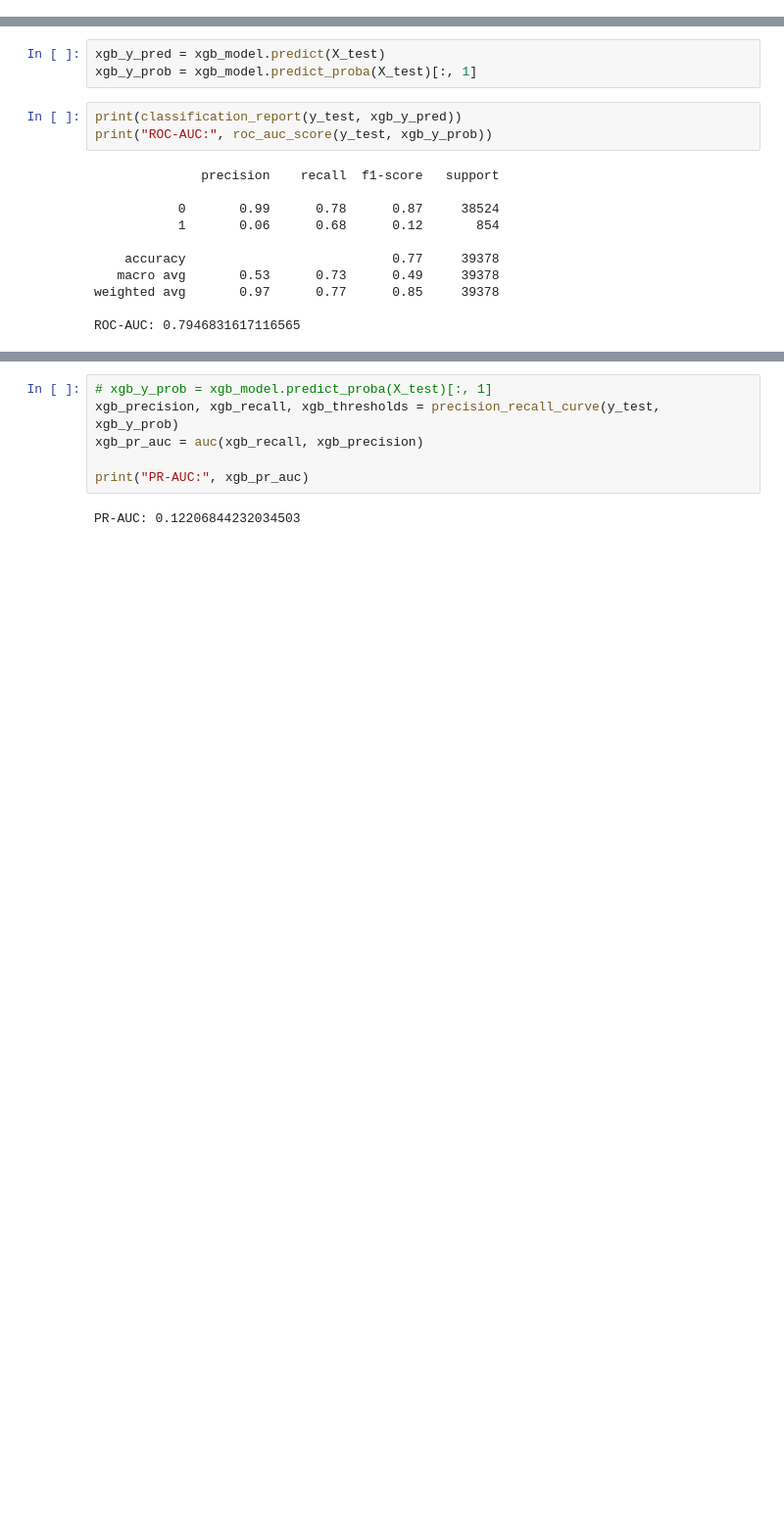
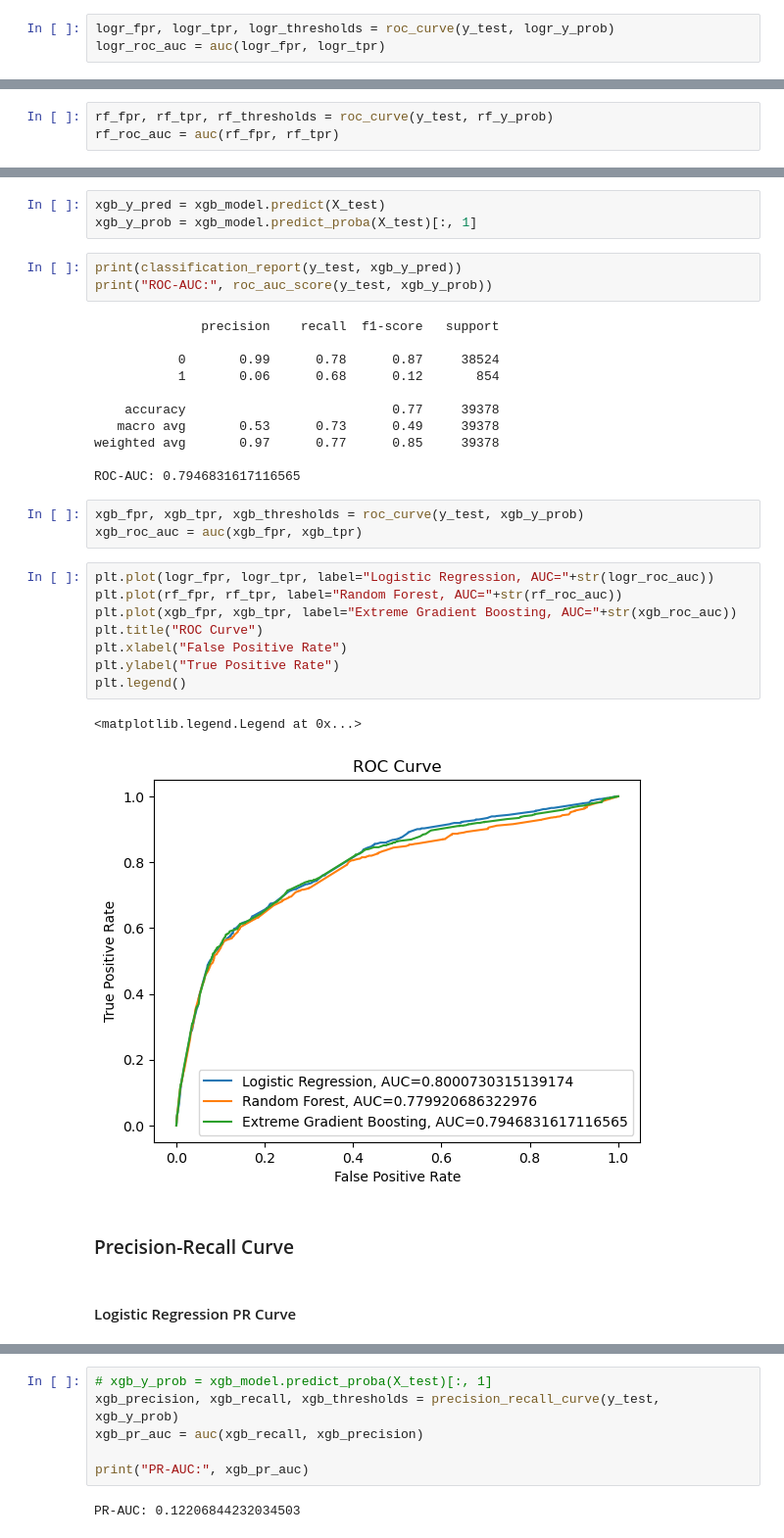
Before and after one commit to aminahmackeen/sdotcollisionproject, a Jupyter notebook: code/scp-analysis.ipynb, the cells around one changed output, grey strips where cells are left out. Shown at 98% size. Cells and saved outputs as stored; diff of their text form; blank space fills up the shorter version.

```diff
--- a/code/scp-analysis.ipynb
+++ b/code/scp-analysis.ipynb
@@ -692,3 +734,6 @@ Logistic Regression ROC-AUC: 0.8000730315139174
+# %%
+logr_fpr, logr_tpr, logr_thresholds = roc_curve(y_test, logr_y_prob)
+logr_roc_auc = auc(logr_fpr, logr_tpr)
 # %%
 coef = pd.Series(np.exp(logr.coef_[0]), index=X.columns)
 coef.sort_values(ascending=False)
@@ -779,3 +790,6 @@ plt.show()
+# %%
+rf_fpr, rf_tpr, rf_thresholds = roc_curve(y_test, rf_y_prob)
+rf_roc_auc = auc(rf_fpr, rf_tpr)
 # %% [markdown]
 ### XGBoost
 # %%
@@ -821,3 +835,21 @@ print("ROC-AUC:", roc_auc_score(y_test, xgb_y_prob))
 weighted avg       0.97      0.77      0.85     39378
 
 ROC-AUC: 0.7946831617116565
+# %%
+xgb_fpr, xgb_tpr, xgb_thresholds = roc_curve(y_test, xgb_y_prob)
+xgb_roc_auc = auc(xgb_fpr, xgb_tpr)
+# %%
+plt.plot(logr_fpr, logr_tpr, label="Logistic Regression, AUC="+str(logr_roc_auc))
+plt.plot(rf_fpr, rf_tpr, label="Random Forest, AUC="+str(rf_roc_auc))
+plt.plot(xgb_fpr, xgb_tpr, label="Extreme Gradient Boosting, AUC="+str(xgb_roc_auc))
+plt.title("ROC Curve")
+plt.xlabel("False Positive Rate")
+plt.ylabel("True Positive Rate")
+plt.legend()
+# %% [output]
+<matplotlib.legend.Legend at 0x...>
+[figure, added]
+# %% [markdown]
+### Precision-Recall Curve
+# %% [markdown]
+#### Logistic Regression PR Curve
```
Also changed, not shown: parts of 24 cells of this notebook.
